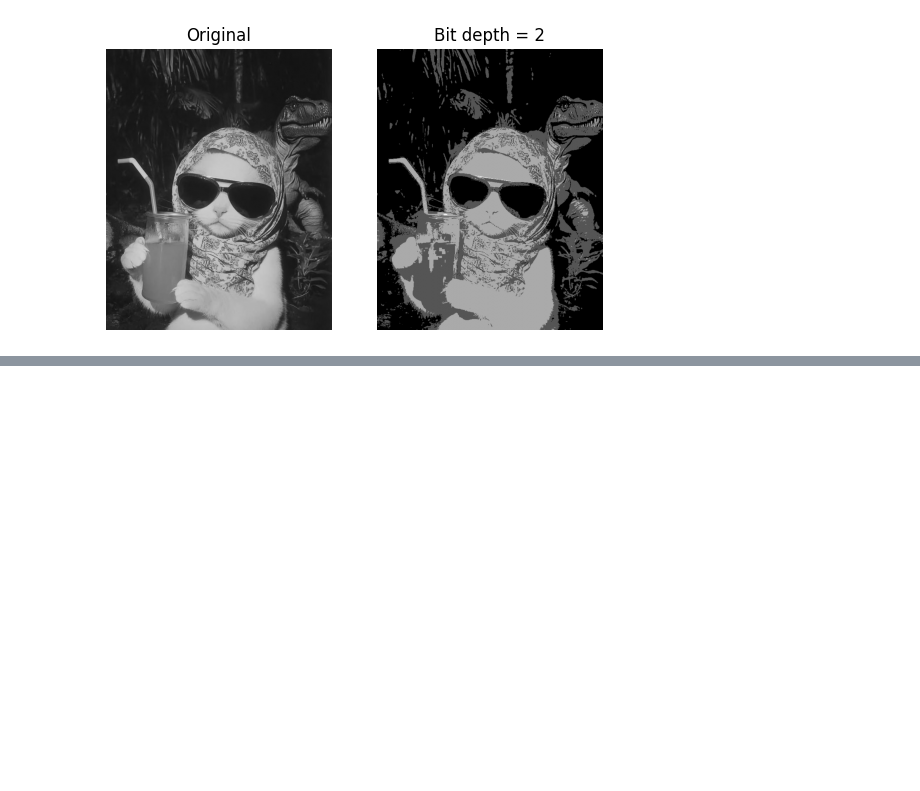
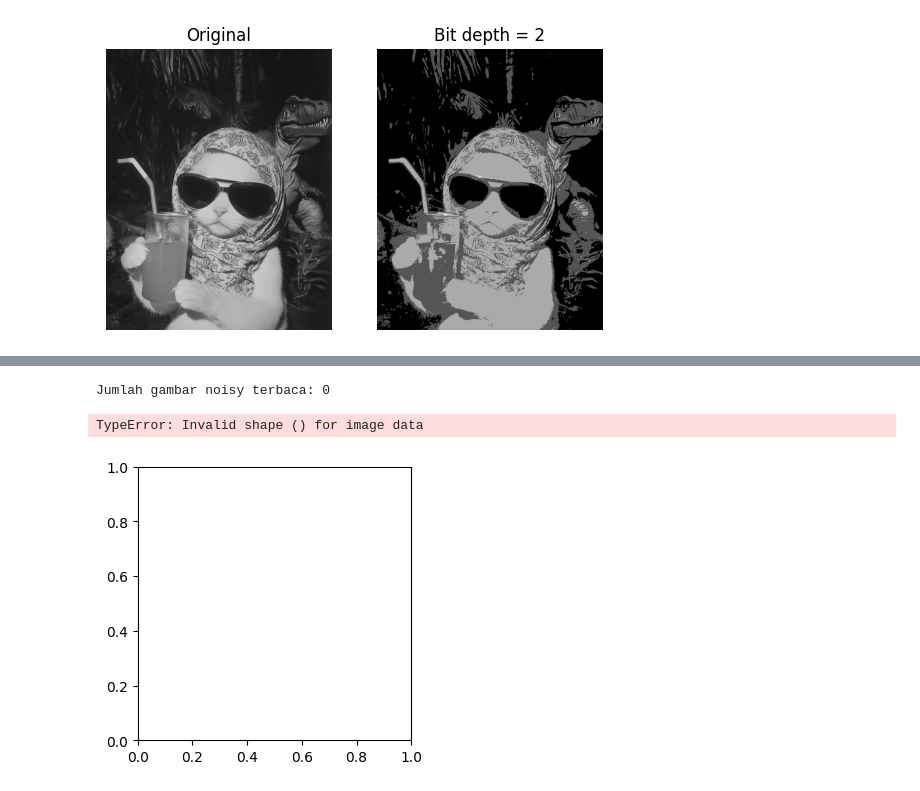
Before and after one commit to ErikRidhoFirm/PCVK_Ganjil_2025, a Jupyter notebook: Week5.ipynb, the cells around one changed output, grey strips where cells are left out. Cells and saved outputs as stored; diff of their text form; code cells hidden in the pictures; blank space fills up the shorter version.

```diff
--- a/Week5.ipynb
+++ b/Week5.ipynb
@@ -24,3 +19,6 @@ Memasukkan link google drive untuk path gambar yang akan dibuat gamma correction
 # %%
-img = cv.imread('/content/drive/MyDrive/PCVK/Images/cute_cat.jpeg')
+from google.colab import files
+uploaded = files.upload()
+
+img = cv.imread('cute_cat.jpeg')
 img = cv.cvtColor(img, cv.COLOR_BGR2RGB)
@@ -69,10 +66,17 @@ pixel 8-bit, warna yang memungkinkan adalah 256 warna, dari 0 (0000 0000) hingga
 # %%
+import cv2 as cv
+import numpy as np
+import matplotlib.pyplot as plt
+
 bit_depth = 2
-level = 255 / (pow(2, bit_depth)-1)
-original = cv.imread('/content/drive/MyDrive/PCVK/Images/cute_cat.jpeg', cv.IMREAD_GRAYSCALE)
+level = 255 / (pow(2, bit_depth) - 1)
+
+# pakai gambar yang sudah kamu upload sebelumnya
+original = cv.imread('cute_cat.jpeg', cv.IMREAD_GRAYSCALE)
+
 depth_image = np.zeros(original.shape, original.dtype)
 
-#proses kuantisasi citra
+# proses kuantisasi sesuai jobsheet
 depth_image = np.round(original / level) * level
 depth_image = depth_image.astype(np.uint8)
 
@@ -91,0 +105,60 @@ plt.show()
+# %%
+import cv2 as cv
+import numpy as np
+import glob
+import matplotlib.pyplot as plt
+from math import log10, sqrt
+import pandas as pd
+
+# Fungsi hitung PSNR
+def PSNR(original, denoised):
+    mse = np.mean((original - denoised) ** 2)
+    if mse == 0:
+        return 100
+    max_pixel = 255.0
+    psnr = 20 * log10(max_pixel / sqrt(mse))
+    return psnr
+
+# 1. Baca gambar asli
+original = cv.imread('cute_cat.jpeg', cv.IMREAD_GRAYSCALE)
+
+# 2. Baca semua gambar noisy (hanya 3)
+cv_img = []
+for img in glob.glob('/content/drive/MyDrive/PCVK/Images/*.jpg'):
+    n = cv.imread(img, cv.IMREAD_GRAYSCALE)
+    if n is not None:
+        n = cv.resize(n, (original.shape[1], original.shape[0]))
+        cv_img.append(n)
+
+cv_img = np.array(cv_img)
+print("Jumlah gambar noisy terbaca:", len(cv_img))
+
+# 3. Lakukan denoising dengan averaging
+jumlah_list = [1, 2, 3]  # hanya sampai jumlah gambar yang ada
+psnr_results = []
+
+plt.figure(figsize=(12,4))
+
+for idx, jumlah in enumerate(jumlah_list, 1):
+    avg_img = np.mean(cv_img[:jumlah], axis=0)
+    avg_img = np.array(avg_img, dtype=np.uint8)
+
+    psnr_val = PSNR(original, avg_img)
+    psnr_results.append((jumlah, psnr_val))
+
+    # tampilkan hasil
+    plt.subplot(1, 3, idx)
+    plt.imshow(avg_img, cmap='gray')
+    plt.title(f'Average {jumlah} citra\nPSNR={psnr_val:.2f} dB')
+    plt.axis('off')
+
+plt.tight_layout()
+plt.show()
+
+# 4. Tabel hasil PSNR
+df = pd.DataFrame(psnr_results, columns=['Jumlah Citra', 'PSNR (dB)'])
+print(df)
+# %% [output]
+Jumlah gambar noisy terbaca: 0
+TypeError: Invalid shape () for image data
+[figure, added]
```
Also changed, not shown: parts of 13 cells of this notebook.
